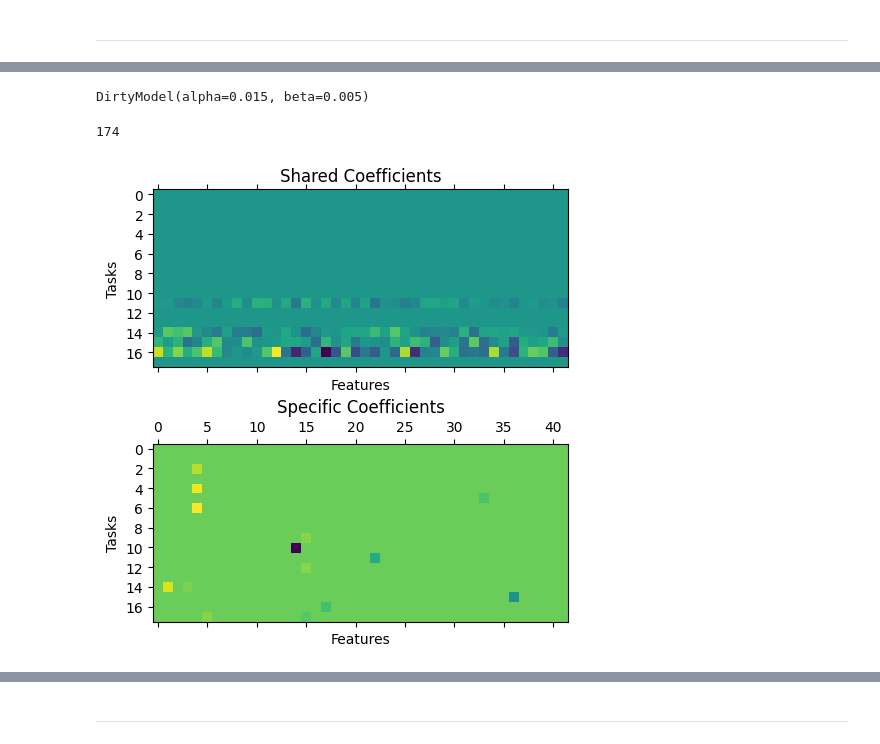
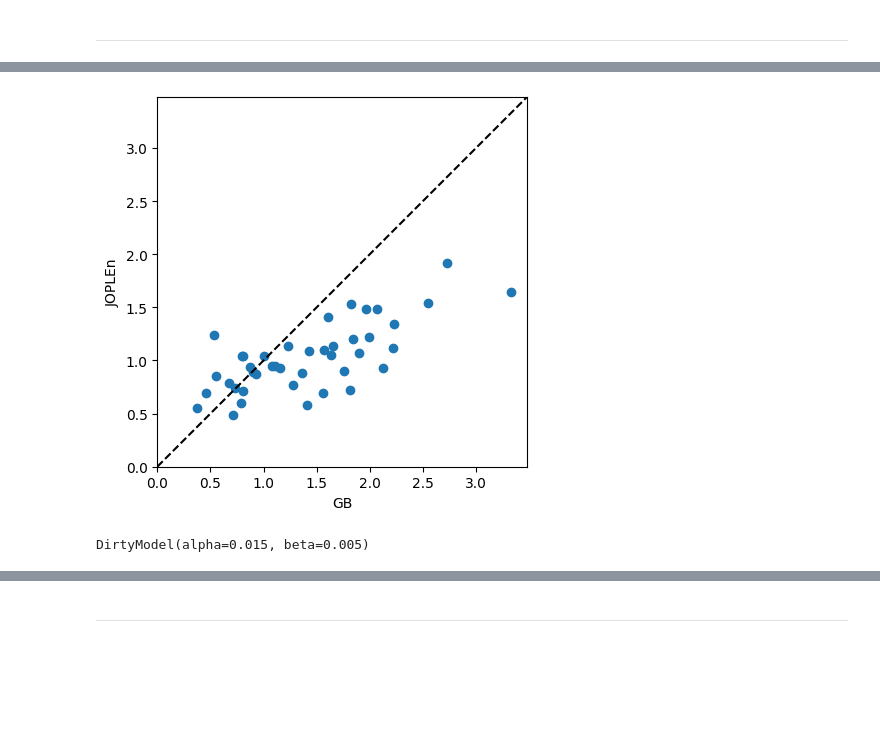
Before and after one commit to mattrmd/joplen_mlsp2024, a Jupyter notebook: experiments/multitask_selection.ipynb, the cells around one changed output, grey strips where cells are left out. Drawn from its saved outputs; the diff is of its cells as text; code cells hidden in the pictures; blank space fills up the shorter version.

```diff
--- a/experiments/multitask_selection.ipynb
+++ b/experiments/multitask_selection.ipynb
@@ -28,7 +33,7 @@ def train_model(ModelClass, x_train, y_train, x_val, y_val, x_test, y_test, **kw
     output = {}
     model = ModelClass(**kwargs)
 
-    for i in tqdm(range(x_train.shape[0])):
+    for i in tqdm(range(len(x_train))):
         model.fit(x_train[i], y_train[i])
 
         output[f"task {i}"] = {
@@ -214,0 +314,17 @@ def compare_feats(jp_model, dl_model, x_train, y_train, x_val, y_val, x_test, y_
+# %%
+def scatter_test(x_data, y_data, x_name, y_name):
+    plt.scatter(x_data["test"], y_data["test"])
+
+    xlim, ylim = plt.xlim(), plt.ylim()
+
+    max_val = max(xlim[1], ylim[1])
+
+    plt.plot([0, 10], [0, 10], "k--")
+    plt.xlim(0, max_val)
+    plt.ylim(0, max_val)
+    plt.gca().set_aspect("equal")
+
+    plt.xlabel(x_name)
+    plt.ylabel(y_name)
+
+    plt.show()
@@ -596,3 +706,7 @@ def get_out_data(y_pred, mask_out):
+# %%
+scatter_test(gb_results, jp_res, "GB", "JOPLEn")
+# %% [output]
+[figure, added]
 # %%
 from mutar import DirtyModel
 
@@ -608,41 +722,2 @@ model.fit(x_train_out, y_train_out, train_mask_out)
 # %% [output]
 DirtyModel(alpha=0.015, beta=0.005)
-# %%
-core_mask = np.linalg.norm(model.coef_shared_.T, axis=0) > 1e-4
-task_mask = model.coef_specific_.T > 1e-4
-feature_mask = np.logical_or(core_mask, task_mask)
-print(feature_mask.sum())
-
-dl_train_pred, dl_val_pred, dl_test_pred = [], [], []
-dl_train_err, dl_val_err, dl_test_err = [], [], []
-
-for i in range(n_tasks):
-    lgbm = LGBMRegressor(random_state=0, verbose=-1)
-    lgbm.fit(x_train[i][:, feature_mask[i]], y_train[i])
-
-    dl_train_pred.append(lgbm.predict(x_train[i][:, feature_mask[i]]))
-    dl_val_pred.append(lgbm.predict(x_val[i][:, feature_mask[i]]))
-    dl_test_pred.append(lgbm.predict(x_test[i][:, feature_mask[i]]))
-
-    dl_train_err.append(np.mean((dl_train_pred[-1] - y_train[i]) ** 2))
-    dl_val_err.append(np.mean((dl_val_pred[-1] - y_val[i]) ** 2))
-    dl_test_err.append(np.mean((dl_test_pred[-1] - y_test[i]) ** 2))
-# %% [output]
-174
-# %%
-fig, axs = plt.subplots(2, 1, figsize=(5, 5), sharey=True, sharex=True)
-
-axs[0].matshow(model.coef_shared_)
-axs[0].set_title("Shared Coefficients")
-
-axs[1].matshow(model.coef_specific_)
-axs[1].set_title("Specific Coefficients")
-
-for ax in axs:
-    ax.set_xlabel("Features")
-    ax.set_ylabel("Tasks")
-
-plt.tight_layout()
-plt.show()
-# %% [output]
-[figure, removed]
```
Also changed, not shown: parts of 29 cells of this notebook.
